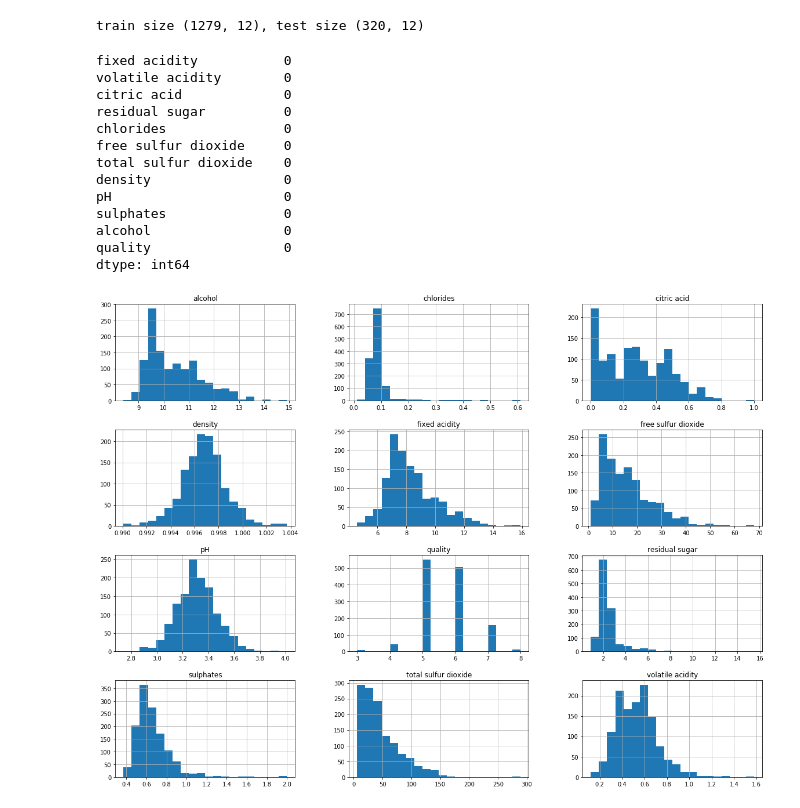
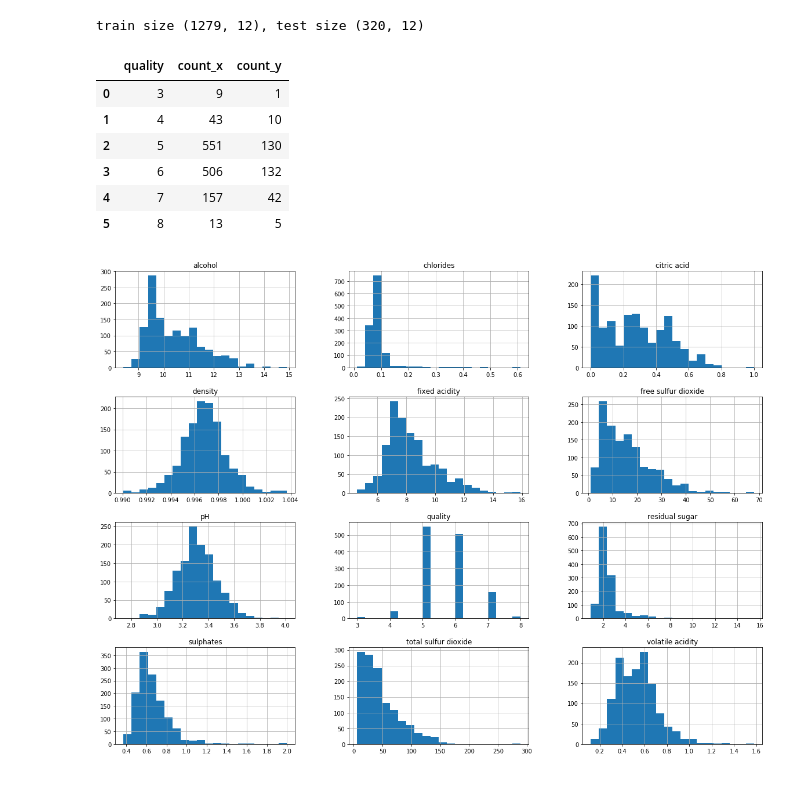
Before and after one commit to rajeevsingh717/WineQualityPrediction, a Jupyter notebook: WineQualityRed.ipynb, the cells around one changed output. Drawn from its saved outputs; the diff is of its cells as text; code cells hidden in the pictures.

```diff
--- a/WineQualityRed.ipynb
+++ b/WineQualityRed.ipynb
@@ -40,24 +35,19 @@ train_set, test_set = train_test_split(wine, test_size=0.2, random_state=42)
 print("train size %s, test size %s"%(train_set.shape,test_set.shape))
 # %% [output]
 train size (1279, 12), test size (320, 12)
-# %%
-## Check out the train set
-## Checking out for any NAN value
-train_set.isnull().sum()
-# %% [output]
-fixed acidity           0
-volatile acidity        0
-citric acid             0
-residual sugar          0
-chlorides               0
-free sulfur dioxide     0
-total sulfur dioxide    0
-density                 0
-pH                      0
-sulphates               0
-alcohol                 0
-quality                 0
-dtype: int64
+# %%
+df1 = train_set[['quality','fixed acidity']].groupby('quality').count().reset_index().rename(columns = {'fixed acidity':'count'})
+df2 = test_set[['quality','fixed acidity']].groupby('quality').count().reset_index().rename(columns = {'fixed acidity':'count'})
+df3 = pd.merge(df1,df2,on='quality', how='outer')
+df3
+# %% [output]
+|  | quality | count_x | count_y |
+| 0 | 3 | 9 | 1 |
+| 1 | 4 | 43 | 10 |
+| 2 | 5 | 551 | 130 |
+| 3 | 6 | 506 | 132 |
+| 4 | 7 | 157 | 42 |
+| 5 | 8 | 13 | 5 |
 # %%
 %matplotlib inline
 train_set.hist(bins=20, figsize=(20,15))
```
Also changed, not shown: parts of 15 cells of this notebook.
